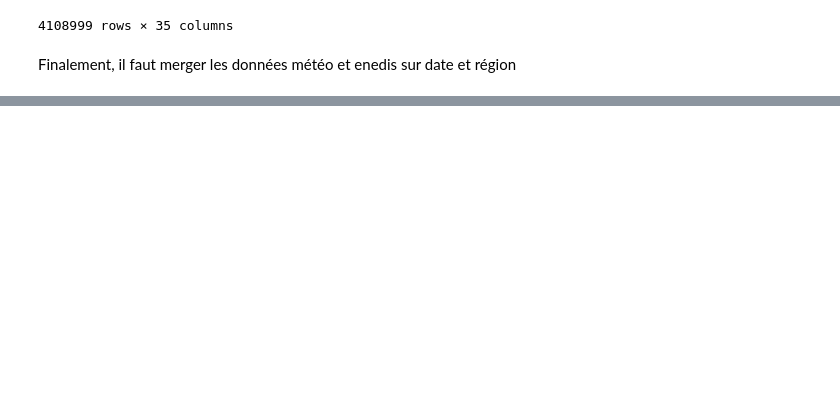
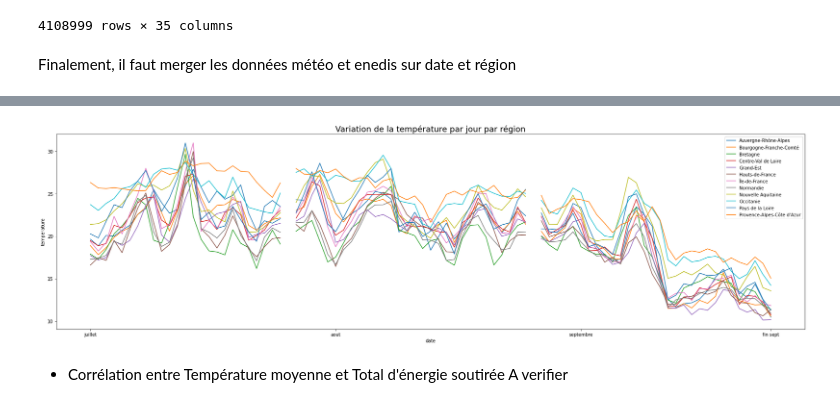
Before and after one commit to cominho/Stat-App, a Jupyter notebook: Stat desc.ipynb, the cells around one changed output, grey strips where cells are left out. Drawn from its saved outputs; the diff is of its cells as text; code cells hidden in the pictures; blank space fills up the shorter version.

```diff
--- a/Stat desc.ipynb
+++ b/Stat desc.ipynb
@@ -340,0 +308,20 @@ enedis_final=pd.merge(enedis_socio,meteo_reg_df,how='left',left_on=["date","Code
+# %%
+regions=list(enedis_final["Région"].unique())
+
+def temp_day_regions(df,regions):
+    plt.figure(figsize=(30, 8))
+    for region in regions:
+        temp_day_region(enedis_final,region)
+    t2=["2022-07-06","2022-08-06","2022-09-06","2022-09-30"]
+    plt.xticks(t2,["juillet","aout","septembre","fin sept"])
+    plt.xlabel('date')
+    plt.ylabel('temperature')
+    plt.legend()
+    plt.title("Variation de la température par jour par région",size=18)
+    plt.show()
+
+temp_day_regions(enedis_final,regions)
+# %% [output]
+[figure, added]
+# %% [markdown]
+* Corrélation entre Température moyenne et Total d'énergie soutirée A verifier
```
Also changed, not shown: parts of 31 cells of this notebook.
